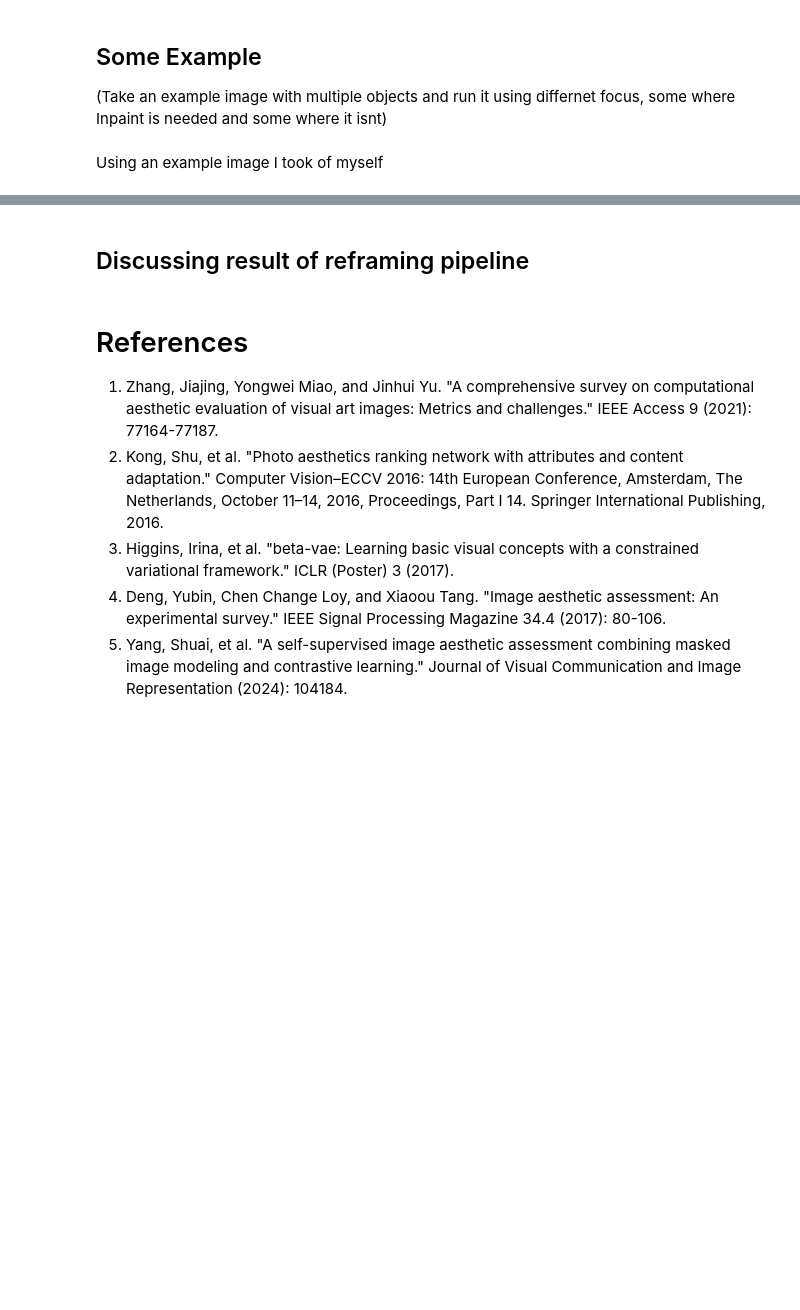
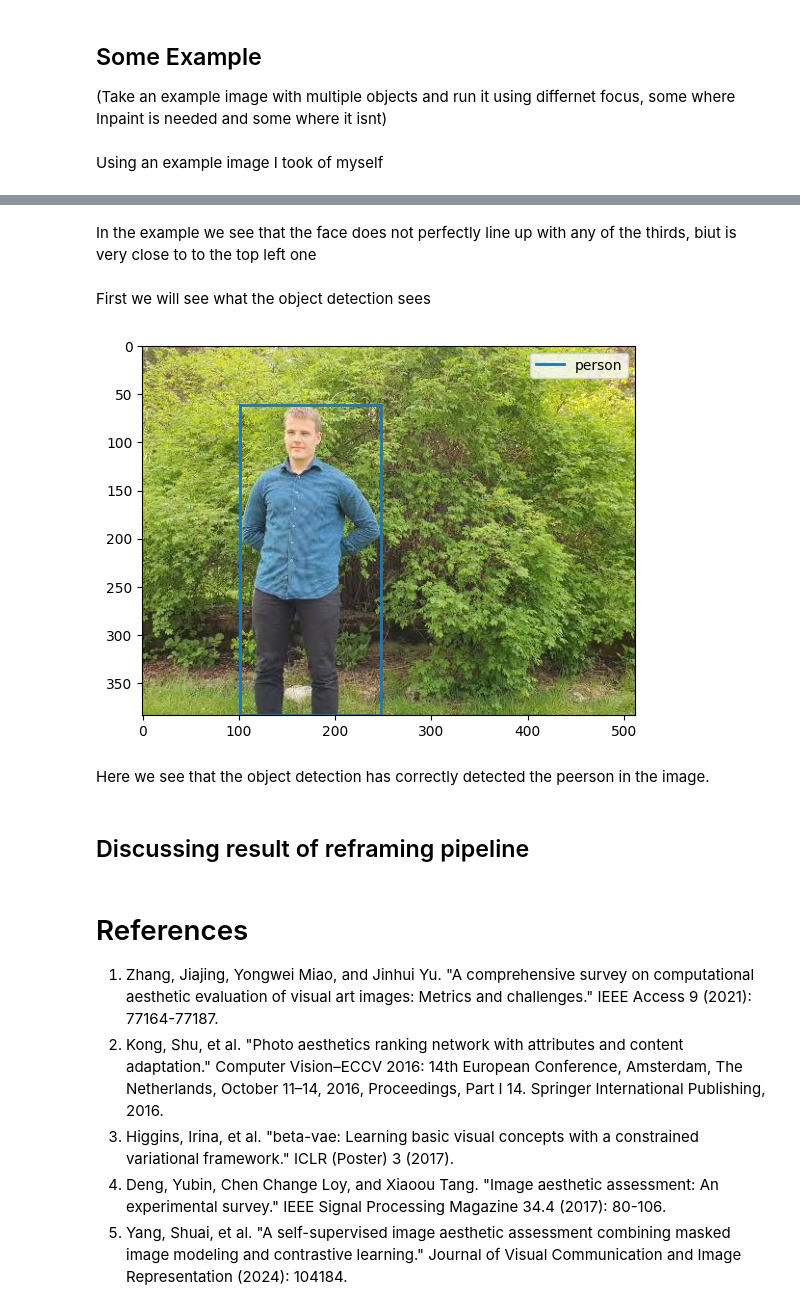
Before and after one commit to eloMG/gen-ai-photography, a Jupyter notebook: report.ipynb, the cells around one changed output, grey strips where cells are left out. Cells and saved outputs as stored; diff of their text form; code cells hidden in the pictures; blank space fills up the shorter version.

```diff
--- a/report.ipynb
+++ b/report.ipynb
@@ -394,3 +391,13 @@ ValueError: Unable to infer channel dimension format
+# %% [markdown]
+In the example we see that the face does not perfectly line up with any of the thirds, biut is very close to to the top left one
+# %% [markdown]
+First we will see what the object detection sees
+# %%
+Display_object_detection(Example_image)
+# %% [output]
+[figure, added]
+# %% [markdown]
+Here we see that the object detection has correctly detected the peerson in the image.
 # %% [markdown]
 ## Discussing result of reframing pipeline
 # %% [markdown]
```
Also changed, not shown: parts of 3 cells of this notebook.
